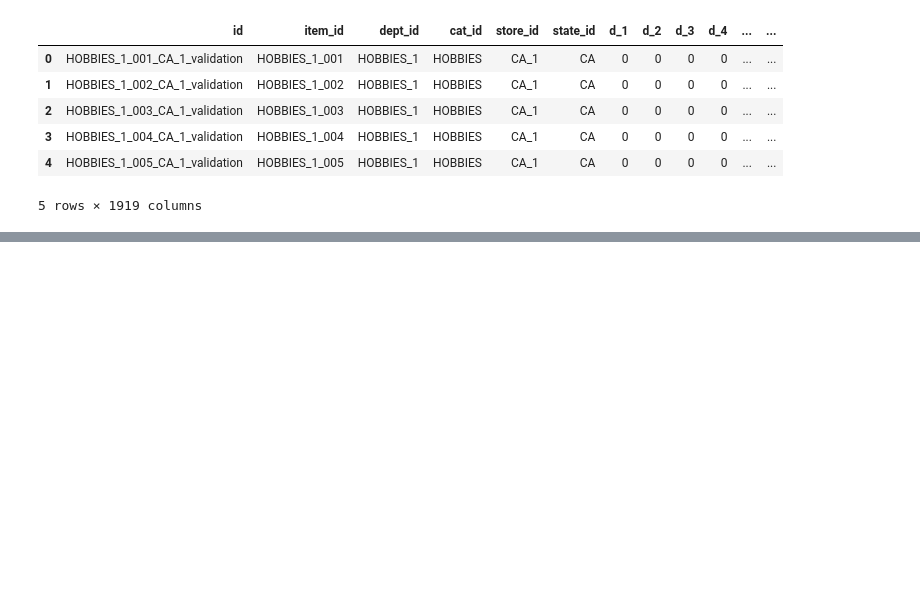
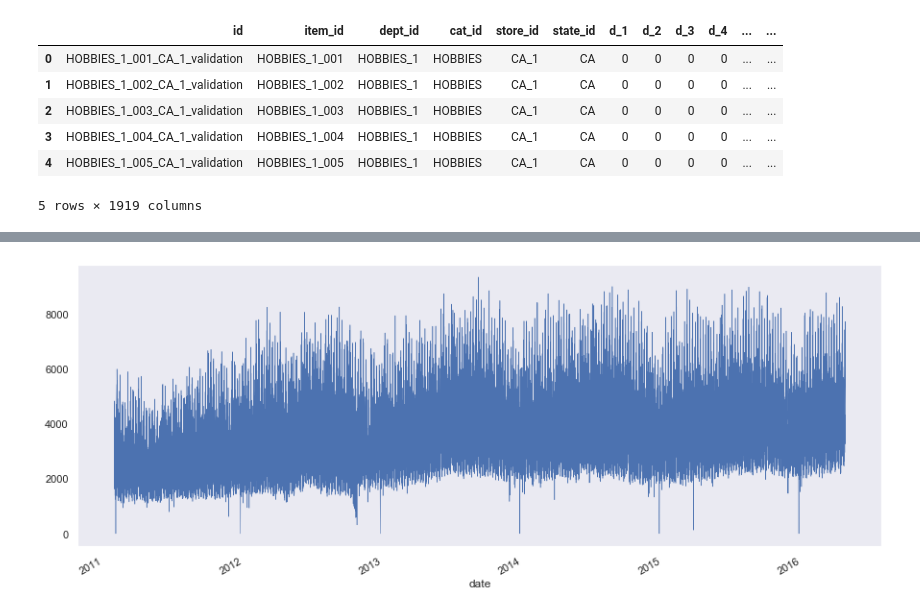
Before and after one commit to cpglenn/m5-forecasting-accuracy, a Jupyter notebook: master.ipynb, the cells around one changed output, grey strips where cells are left out. Drawn from its saved outputs; the diff is of its cells as text; code cells hidden in the pictures; blank space fills up the shorter version.

```diff
--- a/master.ipynb
+++ b/master.ipynb
@@ -62,0 +109,23 @@ master.merge()
+# %%
+df2 = store_sales
+df2 = df2.set_index('date')
+# fig, ax = plt.subplots(figsize=fig_dims)
+# sns.relplot(x="date",
+#             y="unit_sales",
+#             hue="store_id",
+#             row="store_id",
+#             facet_kws=dict(sharex=True),
+#             kind="reg",
+#             legend="full",
+#             data=store_sales)
+# sns.lmplot(x='date',
+#            y='unit_sales',
+#            hue='store_id',
+#            data=store_sales)
+#sns.regplot(x="date", y="unit_sales", data=store_sales)
+#sns.lmplot(x="date", y="unit_sales", hue="store_id", data=store_sales)
+# %%
+df2.loc[:, 'unit_sales'].plot(linewidth=0.5)
+plt.show()
+# %% [output]
+[figure, added]
```
Also changed, not shown: parts of 9 cells of this notebook.
